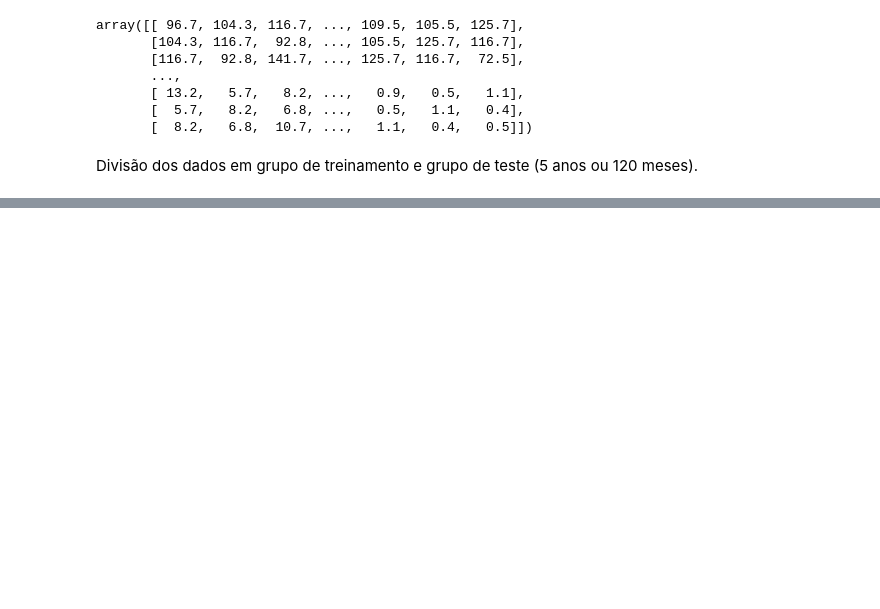
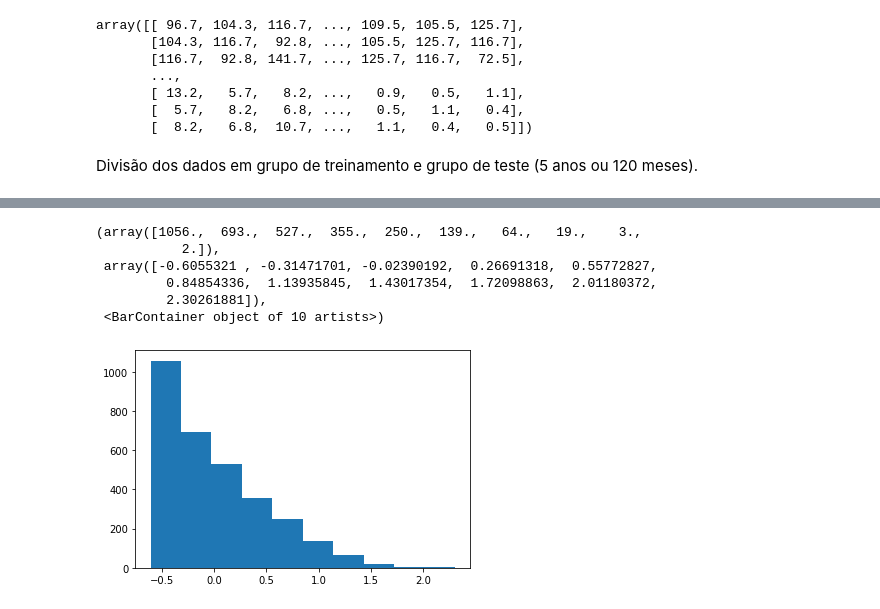
Before and after one commit to arlindots/maclea, a Jupyter notebook: efc1.ipynb, the cells around one changed output, grey strips where cells are left out. Cells and saved outputs as stored; diff of their text form; code cells hidden in the pictures; blank space fills up the shorter version.

```diff
--- a/efc1.ipynb
+++ b/efc1.ipynb
@@ -142,0 +143,6 @@ plt.plot(reg.predict(XL))
+# %%
+K2 = 8
+Xtrain2 = Xtrain[:,-K2:]
+Xtest2 = Xtest[:,-K2:]
+print(Xtrain2.shape)
+print(Xtest2.shape)
@@ -142,0 +152,5 @@ plt.plot(reg.predict(XL))
+# %%
+mean_norm = Xtrain2.mean()
+std_norm = Xtrain2.std()
+Xtrain2_norm = (Xtrain2 - mean_norm)/(2*std_norm)
+Xtest2_norm = (Xtest2 - mean_norm)/(2*std_norm)
@@ -142,0 +171,10 @@ plt.plot(reg.predict(XL))
+# %%
+plt.hist(Xtrain2_norm[:,0])
+# %% [output]
+(array([1056.,  693.,  527.,  355.,  250.,  139.,   64.,   19.,    3.,
+           2.]),
+ array([-0.6055321 , -0.31471701, -0.02390192,  0.26691318,  0.55772827,
+         0.84854336,  1.13935845,  1.43017354,  1.72098863,  2.01180372,
+         2.30261881]),
+ <BarContainer object of 10 artists>)
+[figure, added]
```
Also changed, not shown: parts of 11 cells of this notebook.
